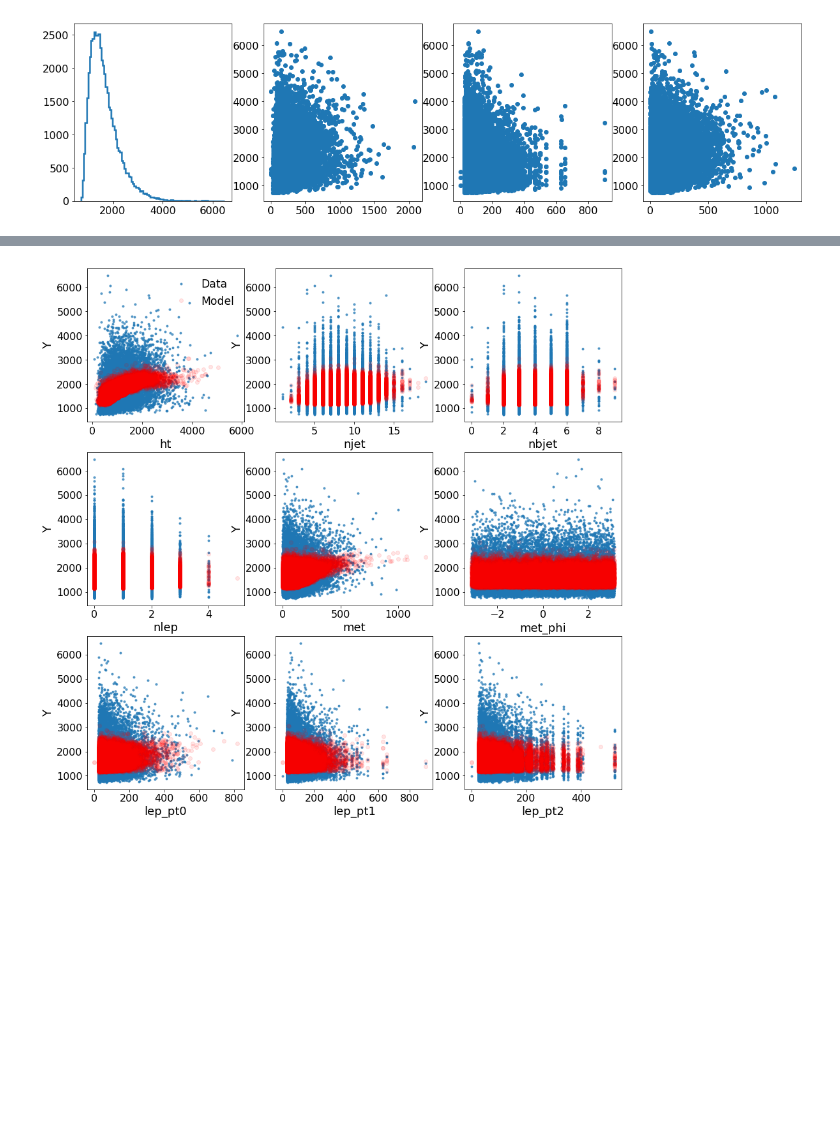
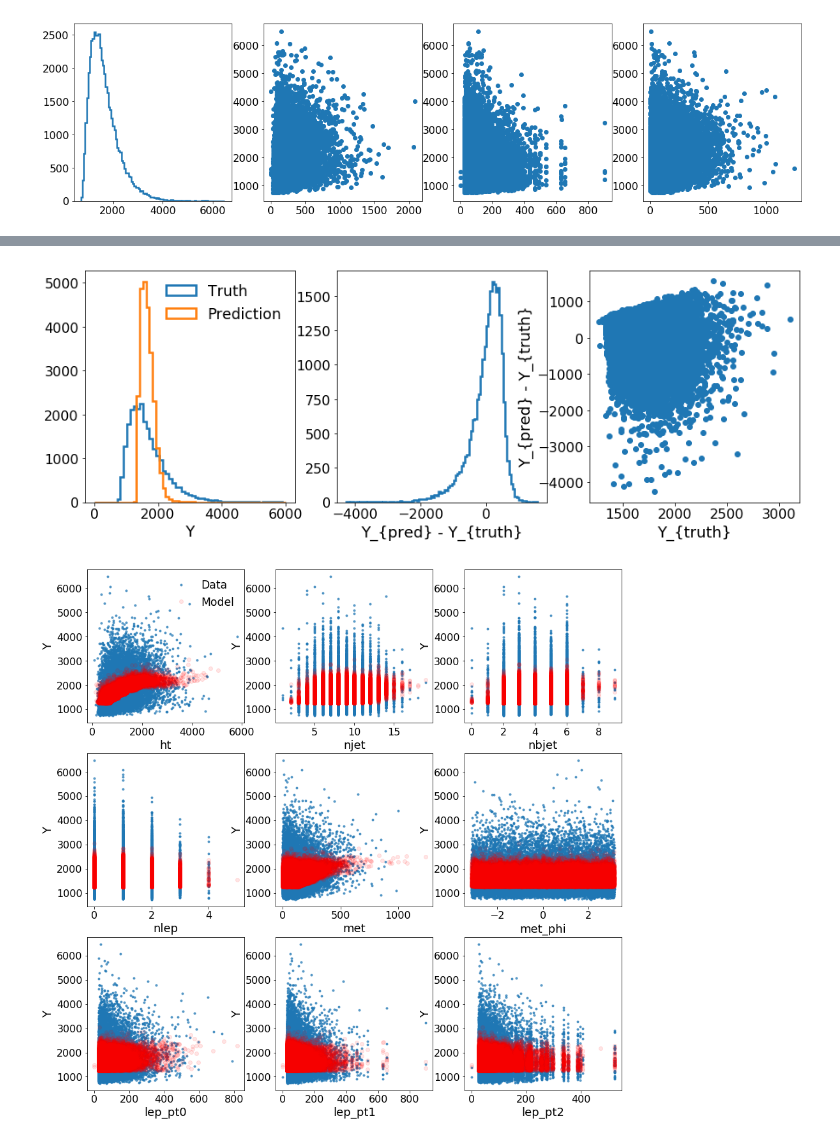
Before and after one commit to rmadar/ML-HEP, a Jupyter notebook: 4topML.ipynb, the cells around one changed output, grey strips where cells are left out. Cells and saved outputs as stored; diff of their text form; code cells hidden in the pictures; blank space fills up the shorter version.

```diff
--- a/4topML.ipynb
+++ b/4topML.ipynb
@@ -226,2 +107,4 @@ plot_prediction_vs_truth(ab_regre,testX,testY)
 # %%
-plot_prediction_vs_truth(ab_regre,testX,testY)
+plot_prediction_vs_truth(gb_regre,testX,testY)
+# %% [output]
+[figure, added]
```
Also changed, not shown: parts of 10 cells of this notebook, 3 other files.
